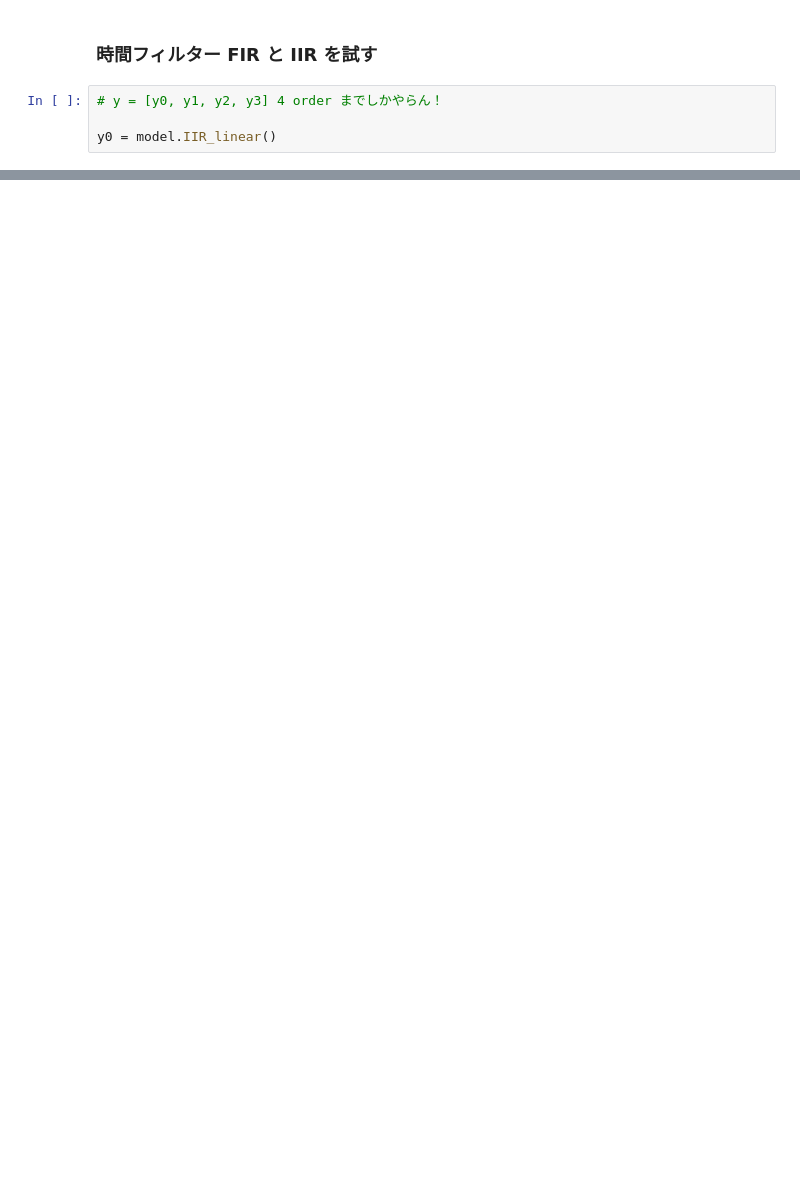
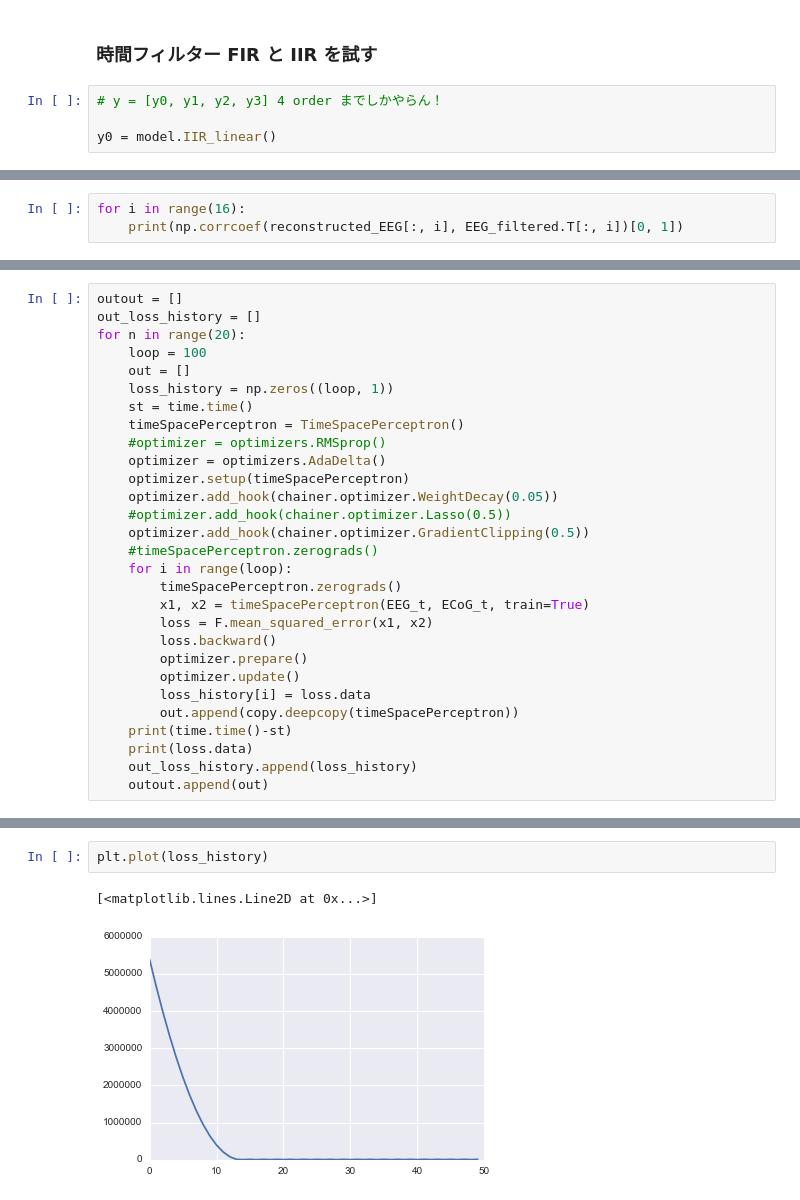
Before and after one commit to NaOsugi1987/EEG-ECoG, a Jupyter notebook: main.ipynb, the cells around one changed output, grey strips where cells are left out. Drawn from its saved outputs; the diff is of its cells as text; blank space fills up the shorter version.

```diff
--- a/main.ipynb
+++ b/main.ipynb
@@ -172,0 +352,3 @@ IndexError: tuple index out of range
+# %%
+for i in range(16):
+    print(np.corrcoef(reconstructed_EEG[:, i], EEG_filtered.T[:, i])[0, 1])
@@ -172,0 +455,29 @@ IndexError: tuple index out of range
+# %%
+outout = []
+out_loss_history = []
+for n in range(20):
+    loop = 100
+    out = []
+    loss_history = np.zeros((loop, 1))
+    st = time.time()
+    timeSpacePerceptron = TimeSpacePerceptron()
+    #optimizer = optimizers.RMSprop()
+    optimizer = optimizers.AdaDelta()
+    optimizer.setup(timeSpacePerceptron)
+    optimizer.add_hook(chainer.optimizer.WeightDecay(0.05))
+    #optimizer.add_hook(chainer.optimizer.Lasso(0.5))
+    optimizer.add_hook(chainer.optimizer.GradientClipping(0.5))
+    #timeSpacePerceptron.zerograds()
+    for i in range(loop):
+        timeSpacePerceptron.zerograds()
+        x1, x2 = timeSpacePerceptron(EEG_t, ECoG_t, train=True)
+        loss = F.mean_squared_error(x1, x2)
+        loss.backward()
+        optimizer.prepare()
+        optimizer.update()
+        loss_history[i] = loss.data
+        out.append(copy.deepcopy(timeSpacePerceptron))
+    print(time.time()-st)
+    print(loss.data)
+    out_loss_history.append(loss_history)
+    outout.append(out)
@@ -172,0 +498,5 @@ IndexError: tuple index out of range
+# %%
+plt.plot(loss_history)
+# %% [output]
+[<matplotlib.lines.Line2D at 0x...>]
+[figure, added]
```
Also changed, not shown: parts of 59 cells of this notebook.
